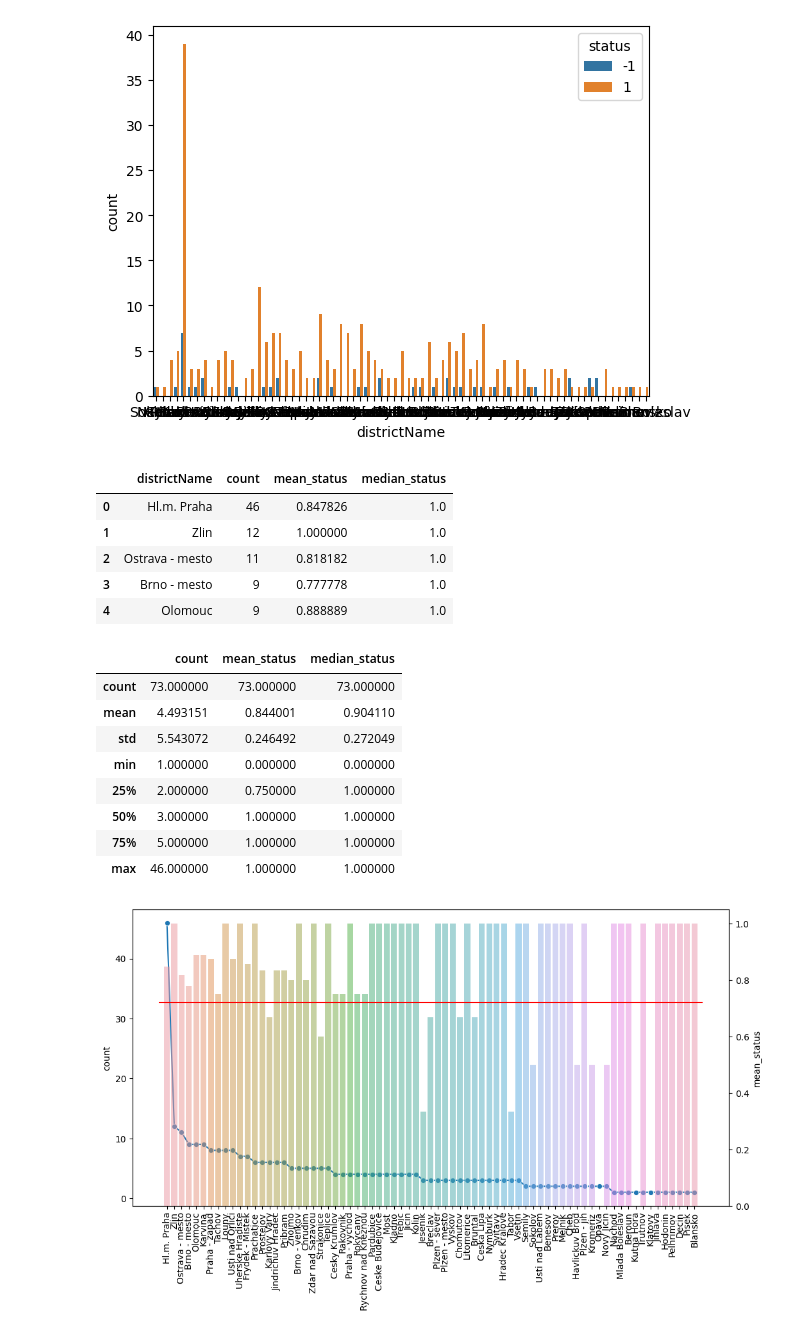
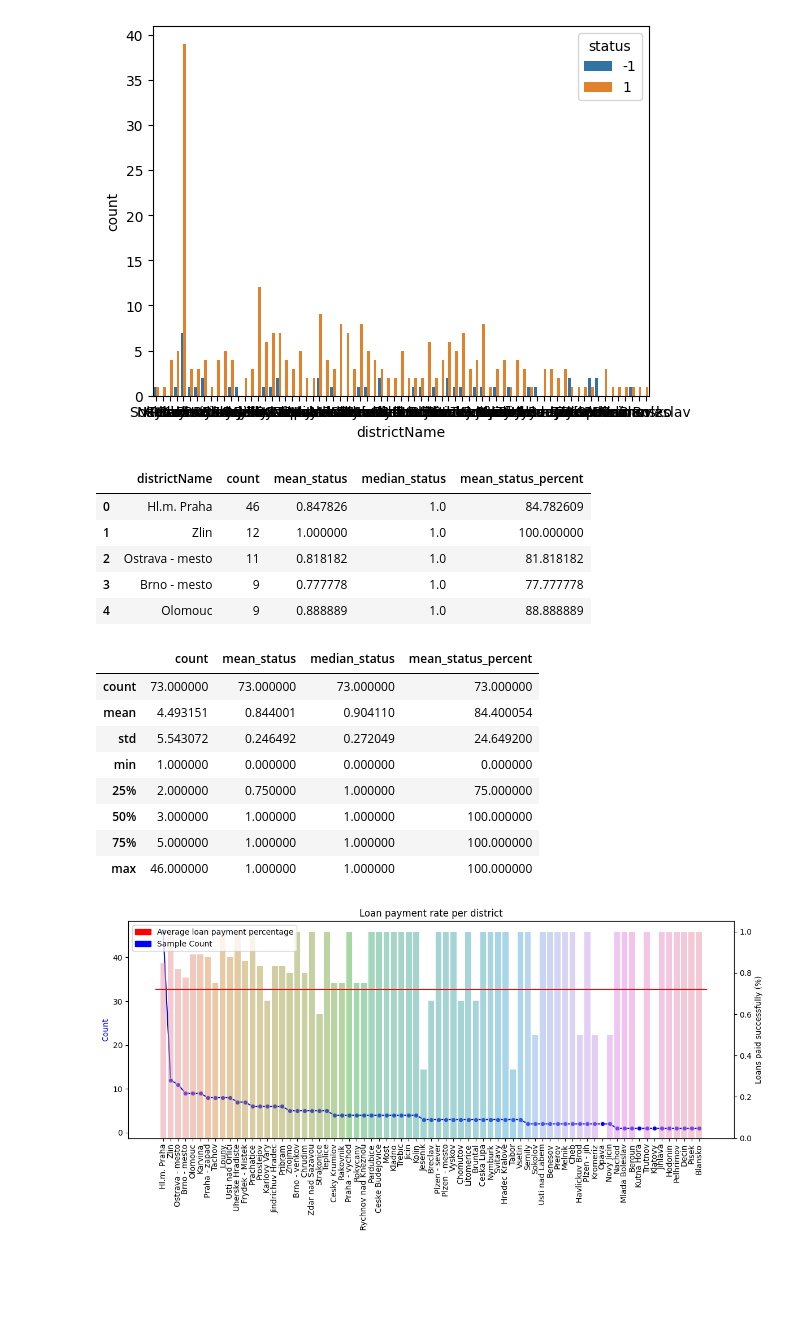
Before and after one commit to adr1an0s0ar3s/feup-ac-22-23, a Jupyter notebook: notebooks/district.ipynb, the cells around one changed output. Cells and saved outputs as stored; diff of their text form; code cells hidden in the pictures; blank space fills up the shorter version.

```diff
--- a/notebooks/district.ipynb
+++ b/notebooks/district.ipynb
@@ -87,37 +98,49 @@ district_df = district_df.groupby('districtName') \
                          .agg(count=('districtName', 'count'), mean_status=('status', 'mean'), median_status=('status', 'median')) \
                          .reset_index()
 district_df = district_df.sort_values(by=['count'], ascending=False).reset_index(drop=True)
+district_df['mean_status_percent'] = district_df['mean_status']*100
 district_df.head()
 # %% [output]
-|  | districtName | count | mean_status | median_status |
-| 0 | Hl.m. Praha | 46 | 0.847826 | 1.0 |
-| 1 | Zlin | 12 | 1.000000 | 1.0 |
-| 2 | Ostrava - mesto | 11 | 0.818182 | 1.0 |
-| 3 | Brno - mesto | 9 | 0.777778 | 1.0 |
-| 4 | Olomouc | 9 | 0.888889 | 1.0 |
+|  | districtName | count | mean_status | median_status | mean_status_percent |
+| 0 | Hl.m. Praha | 46 | 0.847826 | 1.0 | 84.782609 |
+| 1 | Zlin | 12 | 1.000000 | 1.0 | 100.000000 |
+| 2 | Ostrava - mesto | 11 | 0.818182 | 1.0 | 81.818182 |
+| 3 | Brno - mesto | 9 | 0.777778 | 1.0 | 77.777778 |
+| 4 | Olomouc | 9 | 0.888889 | 1.0 | 88.888889 |
 # %%
 district_df.describe()
 # %% [output]
-|  | count | mean_status | median_status |
-| count | 73.000000 | 73.000000 | 73.000000 |
-| mean | 4.493151 | 0.844001 | 0.904110 |
-| std | 5.543072 | 0.246492 | 0.272049 |
-| min | 1.000000 | 0.000000 | 0.000000 |
-| 25% | 2.000000 | 0.750000 | 1.000000 |
-| 50% | 3.000000 | 1.000000 | 1.000000 |
-| 75% | 5.000000 | 1.000000 | 1.000000 |
-| max | 46.000000 | 1.000000 | 1.000000 |
+|  | count | mean_status | median_status | mean_status_percent |
+| count | 73.000000 | 73.000000 | 73.000000 | 73.000000 |
+| mean | 4.493151 | 0.844001 | 0.904110 | 84.400054 |
+| std | 5.543072 | 0.246492 | 0.272049 | 24.649200 |
+| min | 1.000000 | 0.000000 | 0.000000 | 0.000000 |
+| 25% | 2.000000 | 0.750000 | 1.000000 | 75.000000 |
+| 50% | 3.000000 | 1.000000 | 1.000000 | 100.000000 |
+| 75% | 5.000000 | 1.000000 | 1.000000 | 100.000000 |
+| max | 46.000000 | 1.000000 | 1.000000 | 100.000000 |
 # %%
 ax1 = sns.set_style(style=None, rc=None )
 fig, ax1 = plt.subplots(figsize=(12,6))
 
-sns.lineplot(data=district_df['count'], marker='o', sort = False, ax=ax1)
+sns.lineplot(data=district_df['count'], marker='o', sort = False, ax=ax1, color='b')
 ax2 = ax1.twinx()
 
 plot = sns.barplot(y='mean_status', x='districtName', data=district_df, alpha=0.5, ax=ax2)
 plt.setp(ax1.get_xticklabels(), rotation=90)
 
 plt.plot([-1,73],[0.719512, 0.719512], color='r')
+
+red_patch = mpatches.Patch(color='red', label='Average loan payment percentage')
+blue_patch = mpatches.Patch(color='blue', label='Sample Count')
+plt.legend(handles=[red_patch, blue_patch])
+
+ax1.set_ylabel('Count', color='b')
+ax2.set_ylabel('Loans paid successfully (%)')
+
+plt.title('Loan payment rate per district')
+
 print()
+plt.tight_layout()
 # %% [output]
-[figure, old version]
+[figure, new version]
```
Also changed, not shown: parts of 2 cells of this notebook, 4 other files.
